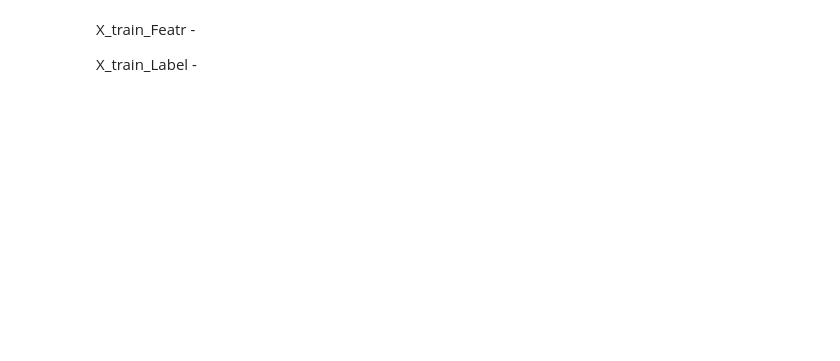
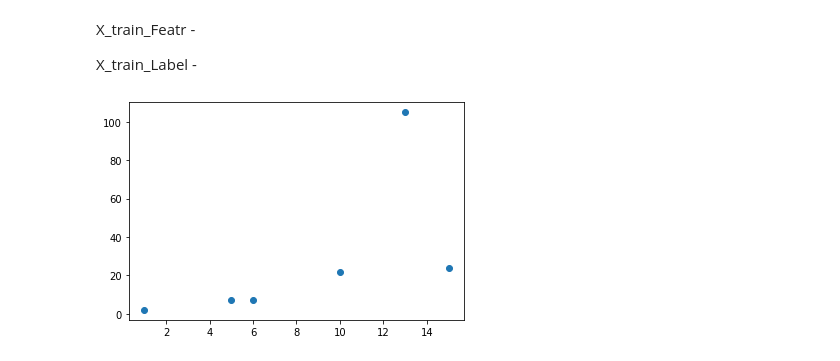
Before and after one commit to officialluq/ml_demos, a Jupyter notebook: knn_demo.ipynb, the cells around one changed output. Drawn from its saved outputs; the diff is of its cells as text; code cells hidden in the pictures; blank space fills up the shorter version.

```diff
--- a/knn_demo.ipynb
+++ b/knn_demo.ipynb
@@ -6,12 +7,18 @@ X_train_Featr  -
 
 X_train_Label  -
 # %%
-X_train_Featr = np.array( [ [1,2], [5,7], [6,7], [10,22], [15,24], [13,105] ] )
-X_train_Label = np.array( [   0,     0,     0,      1,       1,        1    ] )
-
+features = [ [1,2], [5,7], [6,7], [10,22], [15,24], [13,105] ]
+labels = [ 0,     0,     0,      1,       1,        1    ]
+X_train_Featr = np.array( features )
+X_train_Label = np.array( labels  )
 kNN = knn.KNearestNeihgbor( k = 3 )
 
 kNN.Train( X_train_Featr, X_train_Label )
+# %%
+plt.scatter(*zip(*X_train_Featr))
+plt.show()
+# %% [output]
+[figure, added]
 # %%
 X_pred_Featr = np.array( [ [0,1], [1,1], [20,30] ] )
 X_pred_Label = np.array( [   1,     0,      1    ] )
```
Also changed, not shown: parts of 2 cells of this notebook, 4 other files.
